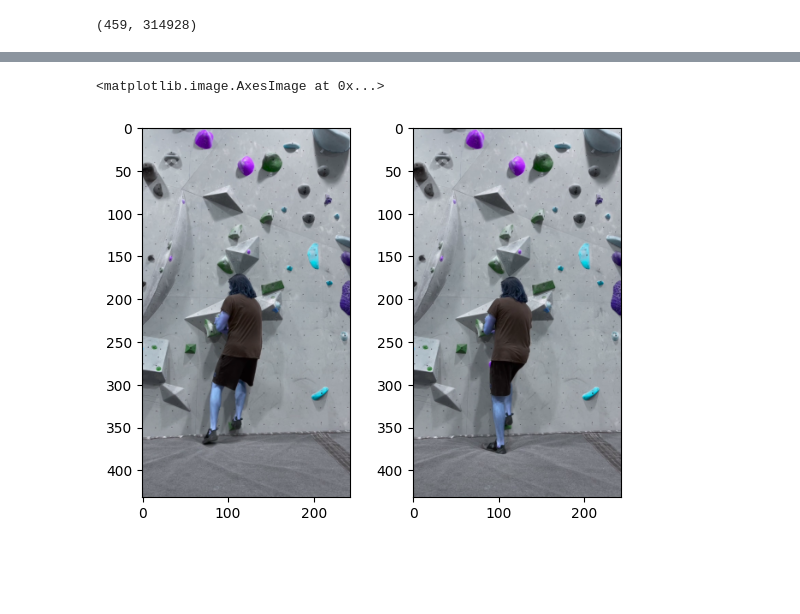
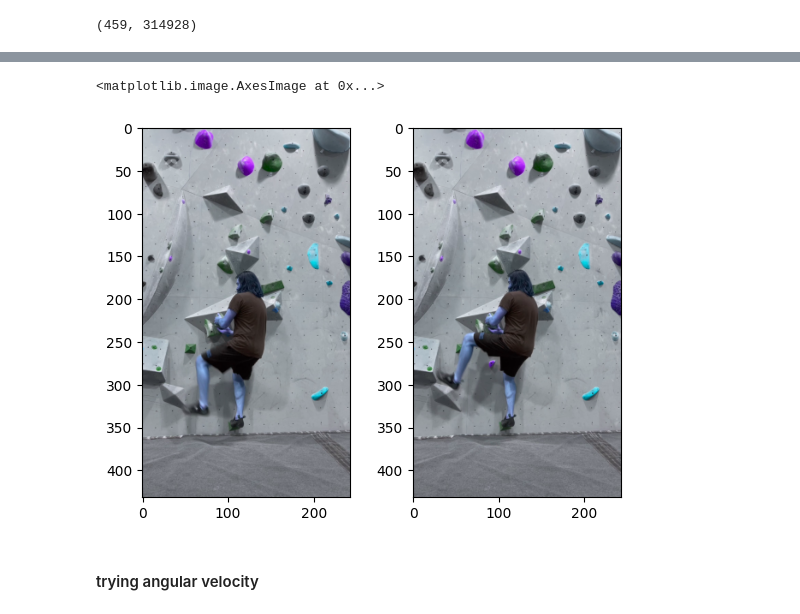
Before and after one commit to ar10000/mountain_goat, a Jupyter notebook: notebooks/move_detector.ipynb, the cells around one changed output, grey strips where cells are left out. Cells and saved outputs as stored; diff of their text form; code cells hidden in the pictures; blank space fills up the shorter version.

```diff
--- a/notebooks/move_detector.ipynb
+++ b/notebooks/move_detector.ipynb
@@ -95,22 +92,20 @@ similarity_dict={}
 for id, frame in enumerate(resized_frame_list):
     if id == length_video-1:
         break
-    first_frame = frame # first frame
-#     print(id)
-    next_frame = resized_frame_list[id + 1] #next_frame
+    if id ==0 and len(disimilar_frames) == 0: # if disimilar frames is empty add the first frame in the video
+        disimilar_frames.append(frame)
+    new_frame = frame # new  frame
+
+    recent_signf_frame = disimilar_frames[-1]#most recent significant frame
     # get_pose_image returns dict of coordinates , so here we change teh values(the coordinates)into an array for the first and
     #next frame
-    im_1_coordinates=np.array(list(get_pose_image(first_frame).values()))
-    next_im_coordinates = np.array(list(get_pose_image(next_frame).values()))
+    new_frame_coordinates=np.array(list(get_pose_image(new_frame).values()))
+    signf_frame_coordinates = np.array(list(get_pose_image(recent_signf_frame).values()))
+    #calculating similarity
+    similarity = -1 * (spatial.distance.cosine(new_frame_coordinates, signf_frame_coordinates) - 1)
+    print(f'Calculating similarity , now on frame{id}')
 
-    unit_vector_1 = im_1_coordinates / np. linalg. norm(im_1)
-    unit_vector_2 = next_im_coordinates / np. linalg. norm(next_im)
-    dot_product = np. dot(unit_vector_1, unit_vector_2)
-    angle = np. arccos(dot_product)
-    similarity = -1 * (spatial.distance.cosine(im_1_coordinates, next_im_coordinates) - 1)
-    print(f'calculating similarity between frame{id} and frame{id +1} out of {len(resized_frame_list)} .....')
-    similarity_dict[f'frame{id} vs frame{id +1}'] = [similarity, angle]
 #     print(similarity)
-    if similarity < 0.9999:
-        disimilar_frames.append(next_frame)
+    if similarity < 0.9998:
+        disimilar_frames.append(new_frame)
 # %% [output]
@@ -158,18 +137,20 @@ similarity_dict
 # %%
 fig, ax = plt.subplots(nrows=1, ncols=2)
-ax[0].imshow(disimilar_frames[14])
-ax[1].imshow(disimilar_frames[15])
+ax[0].imshow(disimilar_frames[22])
+ax[1].imshow(disimilar_frames[25])
 # def show_images(list_images):
 #     """show the images"""
 #     nrows = int(len(list_images)/2) +1
 #     ncols = int(len(list_images)/2) +1
 #     fig, ax = plt.subplots(nrows=nrows, ncols=ncols, figsize=(20,20))
 #     for row in range(nrows):
 #         for col in range(ncols):
 #             for image in list_images:
 #                 ax[row, col].imshow(image)
 
 # show_images(disimilar_frames)
 # %% [output]
 <matplotlib.image.AxesImage at 0x...>
-[figure, old version]
+[figure, new version]
+# %% [markdown]
+#### trying angular velocity
```
Also changed, not shown: parts of 10 cells of this notebook.
